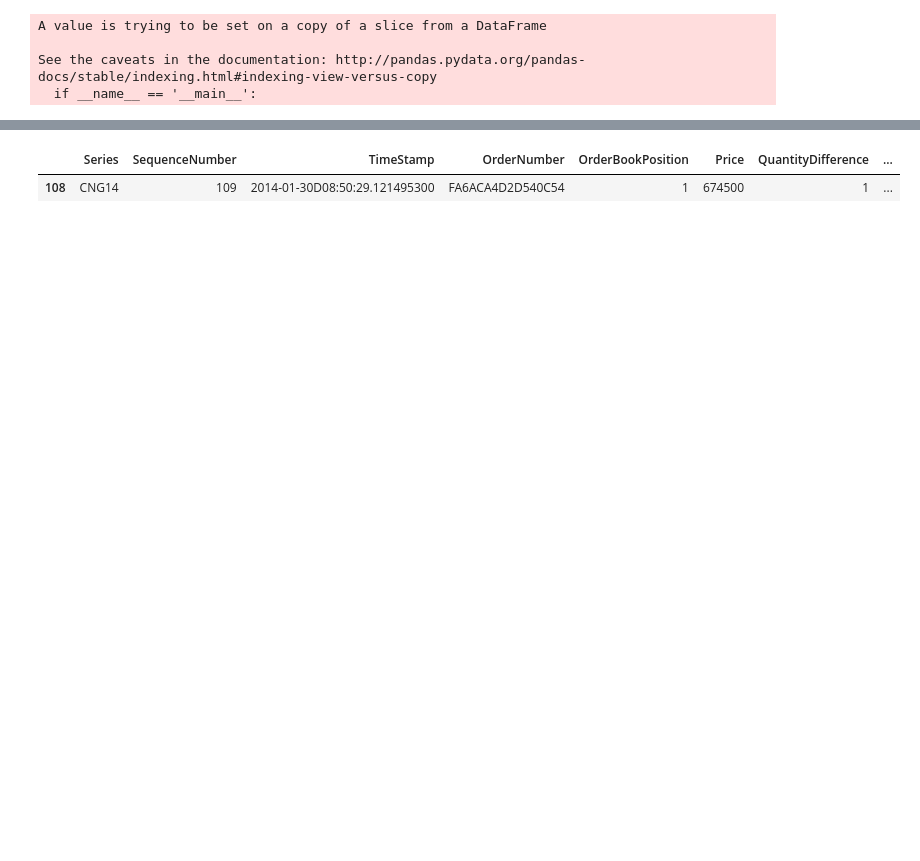
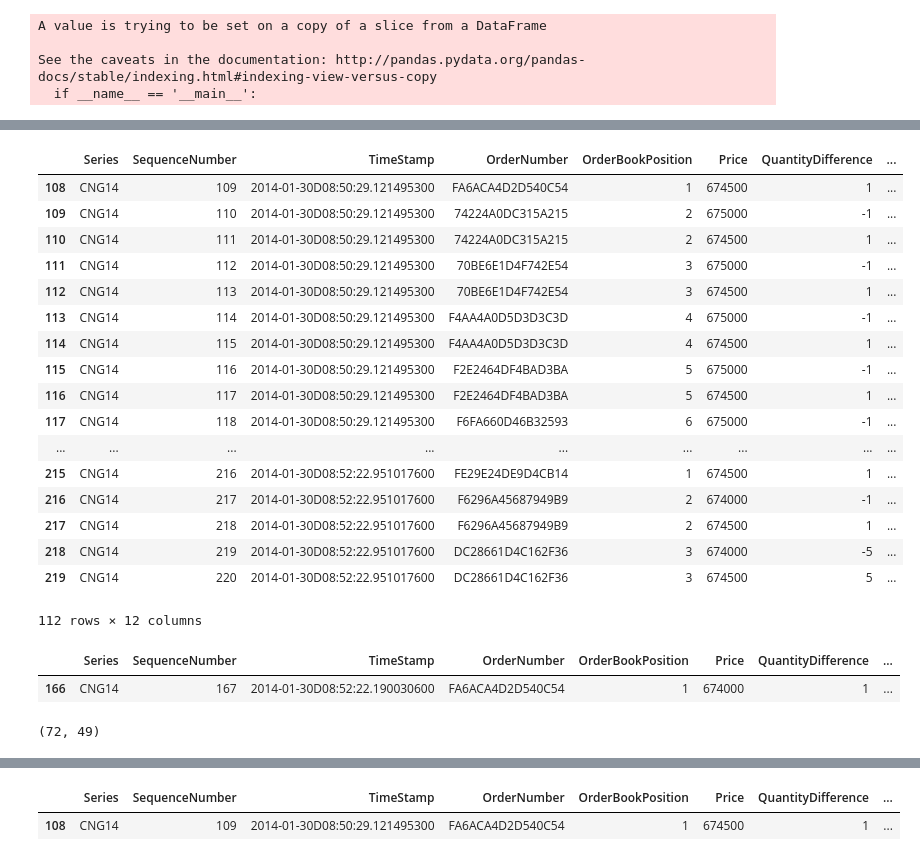
Before and after one commit to rorysroes/SGX-Full-OrderBook-Tick-Data-Trading-Strategy, a Jupyter notebook: before_open_market.ipynb, the cells around one changed output, grey strips where cells are left out. Cells and saved outputs as stored; diff of their text form; code cells hidden in the pictures; blank space fills up the shorter version.

```diff
--- a/before_open_market.ipynb
+++ b/before_open_market.ipynb
@@ -88,0 +160,30 @@ See the caveats in the documentation: http://pandas.pydata.org/pandas-docs/stabl
+# %%
+data[108:220]
+# %% [output]
+|  | Series | SequenceNumber | TimeStamp | OrderNumber | OrderBookPosition | Price | QuantityDifference | ... |
+| 108 | CNG14 | 109 | 2014-01-30D08:50:29.121495300 | FA6ACA4D2D540C54 | 1 | 674500 | 1 | ... |
+| 109 | CNG14 | 110 | 2014-01-30D08:50:29.121495300 | 74224A0DC315A215 | 2 | 675000 | -1 | ... |
+| 110 | CNG14 | 111 | 2014-01-30D08:50:29.121495300 | 74224A0DC315A215 | 2 | 674500 | 1 | ... |
+| 111 | CNG14 | 112 | 2014-01-30D08:50:29.121495300 | 70BE6E1D4F742E54 | 3 | 675000 | -1 | ... |
+| 112 | CNG14 | 113 | 2014-01-30D08:50:29.121495300 | 70BE6E1D4F742E54 | 3 | 674500 | 1 | ... |
+| 113 | CNG14 | 114 | 2014-01-30D08:50:29.121495300 | F4AA4A0D5D3D3C3D | 4 | 675000 | -1 | ... |
+| 114 | CNG14 | 115 | 2014-01-30D08:50:29.121495300 | F4AA4A0D5D3D3C3D | 4 | 674500 | 1 | ... |
+| 115 | CNG14 | 116 | 2014-01-30D08:50:29.121495300 | F2E2464DF4BAD3BA | 5 | 675000 | -1 | ... |
+| 116 | CNG14 | 117 | 2014-01-30D08:50:29.121495300 | F2E2464DF4BAD3BA | 5 | 674500 | 1 | ... |
+| 117 | CNG14 | 118 | 2014-01-30D08:50:29.121495300 | F6FA660D46B32593 | 6 | 675000 | -1 | ... |
+| ... | ... | ... | ... | ... | ... | ... | ... | ... |
+| 215 | CNG14 | 216 | 2014-01-30D08:52:22.951017600 | FE29E24DE9D4CB14 | 1 | 674500 | 1 | ... |
+| 216 | CNG14 | 217 | 2014-01-30D08:52:22.951017600 | F6296A45687949B9 | 2 | 674000 | -1 | ... |
+| 217 | CNG14 | 218 | 2014-01-30D08:52:22.951017600 | F6296A45687949B9 | 2 | 674500 | 1 | ... |
+| 218 | CNG14 | 219 | 2014-01-30D08:52:22.951017600 | DC28661D4C162F36 | 3 | 674000 | -5 | ... |
+| 219 | CNG14 | 220 | 2014-01-30D08:52:22.951017600 | DC28661D4C162F36 | 3 | 674500 | 5 | ... |
+112 rows × 12 columns
+# %%
+data[166:167]
+# %% [output]
+|  | Series | SequenceNumber | TimeStamp | OrderNumber | OrderBookPosition | Price | QuantityDifference | ... |
+| 166 | CNG14 | 167 | 2014-01-30D08:52:22.190030600 | FA6ACA4D2D540C54 | 1 | 674000 | 1 | ... |
+# %%
+temp_bid,temp_ask
+# %% [output]
+(72, 49)
```
Also changed, not shown: parts of 24 cells of this notebook.
